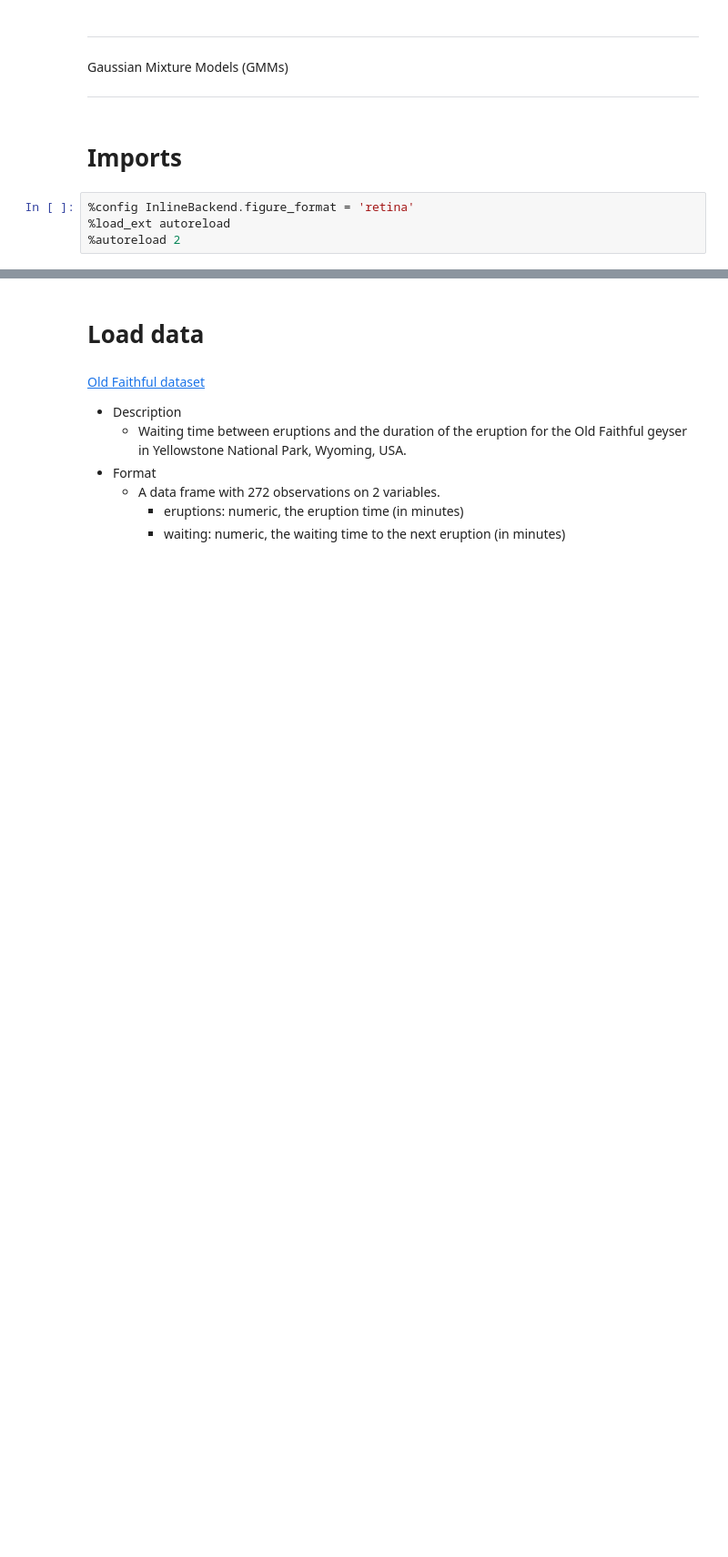
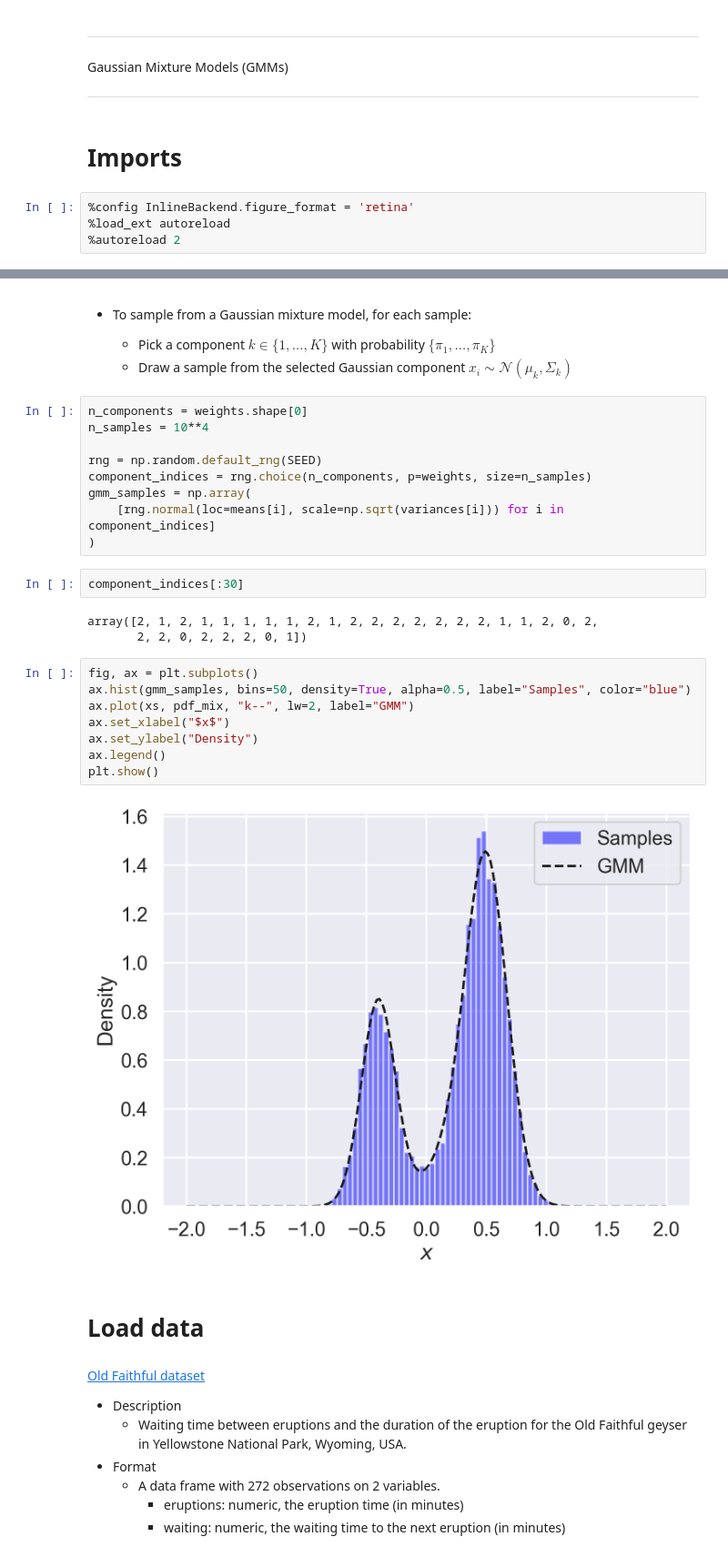
Before and after one commit to fbourgey/quant-examples, a Jupyter notebook: gaussian_mixture_models.ipynb, the cells around one changed output, grey strips where cells are left out. Shown at 91% size. Saved outputs shown, nothing was run; the diff lists cells and outputs as text; blank space fills up the shorter version.

```diff
--- a/gaussian_mixture_models.ipynb
+++ b/gaussian_mixture_models.ipynb
@@ -23,3 +56,32 @@ mpl.rcParams["figure.figsize"] = (8, 6)
+# %% [markdown]
+- To sample from a Gaussian mixture model, for each sample:
+
+    - Pick a component $k \in \{1, \ldots, K\}$ with probability $\{\pi_1, \ldots, \pi_K\}$
+    - Draw a sample from the selected Gaussian component $x_i \sim \mathcal{N}(\mu_k, \Sigma_k)$
+# %%
+n_components = weights.shape[0]
+n_samples = 10**4
+
+rng = np.random.default_rng(SEED)
+component_indices = rng.choice(n_components, p=weights, size=n_samples)
+gmm_samples = np.array(
+    [rng.normal(loc=means[i], scale=np.sqrt(variances[i])) for i in component_indices]
+)
+# %%
+component_indices[:30]
+# %% [output]
+array([2, 1, 2, 1, 1, 1, 1, 1, 2, 1, 2, 2, 2, 2, 2, 2, 2, 1, 1, 2, 0, 2,
+       2, 2, 0, 2, 2, 2, 0, 1])
+# %%
+fig, ax = plt.subplots()
+ax.hist(gmm_samples, bins=50, density=True, alpha=0.5, label="Samples", color="blue")
+ax.plot(xs, pdf_mix, "k--", lw=2, label="GMM")
+ax.set_xlabel("$x$")
+ax.set_ylabel("Density")
+ax.legend()
+plt.show()
+# %% [output]
+[figure, added]
 # %% [markdown]
 # Load data
 # %% [markdown]
```
Also changed, not shown: parts of 20 cells of this notebook, 3 other files.
